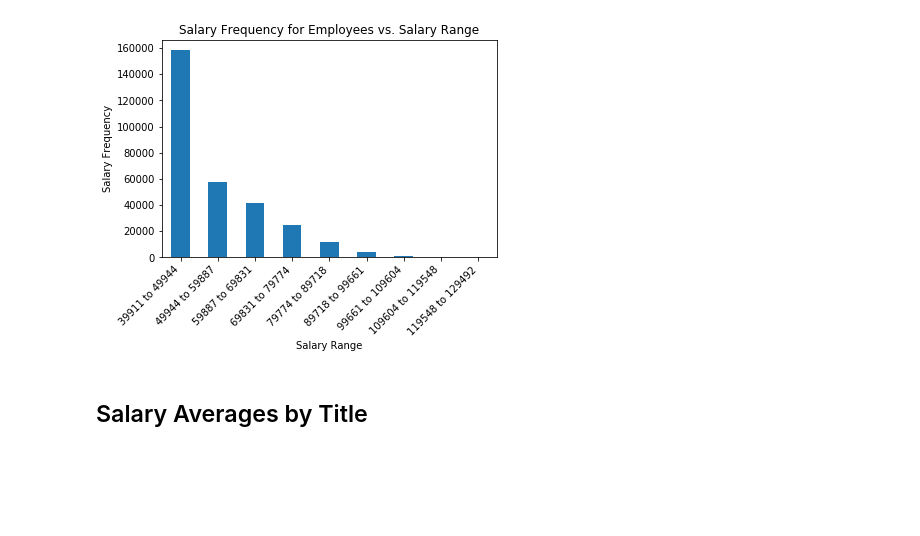
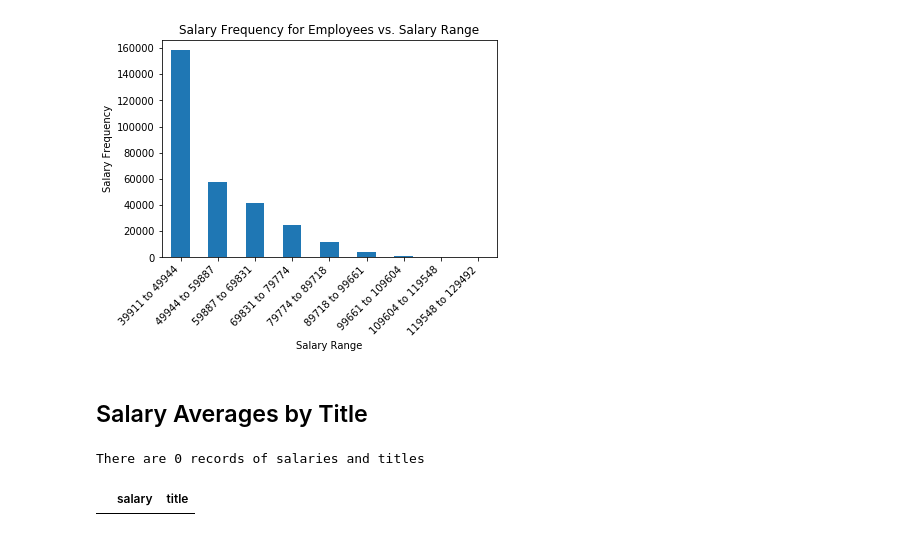
Before and after one commit to Gendo90/sql-challenge, a Jupyter notebook: EmployeeSQL/Analysis/Salary Check from DB.ipynb, the cells around one changed output. Cells and saved outputs as stored; diff of their text form; code cells hidden in the pictures; blank space fills up the shorter version.

Commit message:
feat: Add basic SQL query to get table showing salaries and titles

```diff
--- a/EmployeeSQL/Analysis/Salary Check from DB.ipynb
+++ b/EmployeeSQL/Analysis/Salary Check from DB.ipynb
@@ -94,3 +94,11 @@ histogram_plot.set_xticklabels(xticks, rotation=45, ha="right")
 [figure]
 # %% [markdown]
 ## Salary Averages by Title
+# %%
+#first, get the desired table/results from a SQLAlchemy database request
+title_and_salary_df = pd.read_sql("SELECT salary, title FROM salaries INNER JOIN employees ON salaries.emp_no = employees.emp_no INNER JOIN titles ON employees.emp_no = titles.emp_no", connection)
+print(f"There are {len(title_and_salary_df)} records of salaries and titles")
+title_and_salary_df.head()
+# %% [output]
+There are 0 records of salaries and titles
+|  | salary | title |
```
